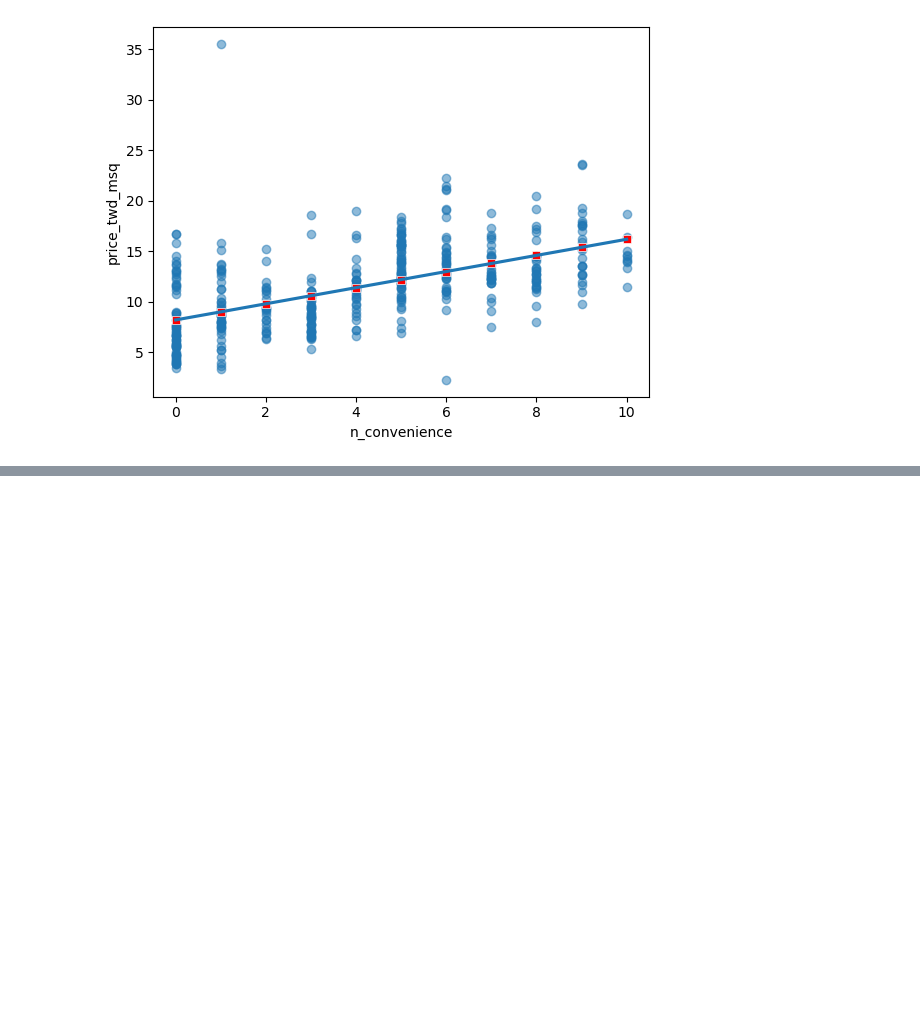
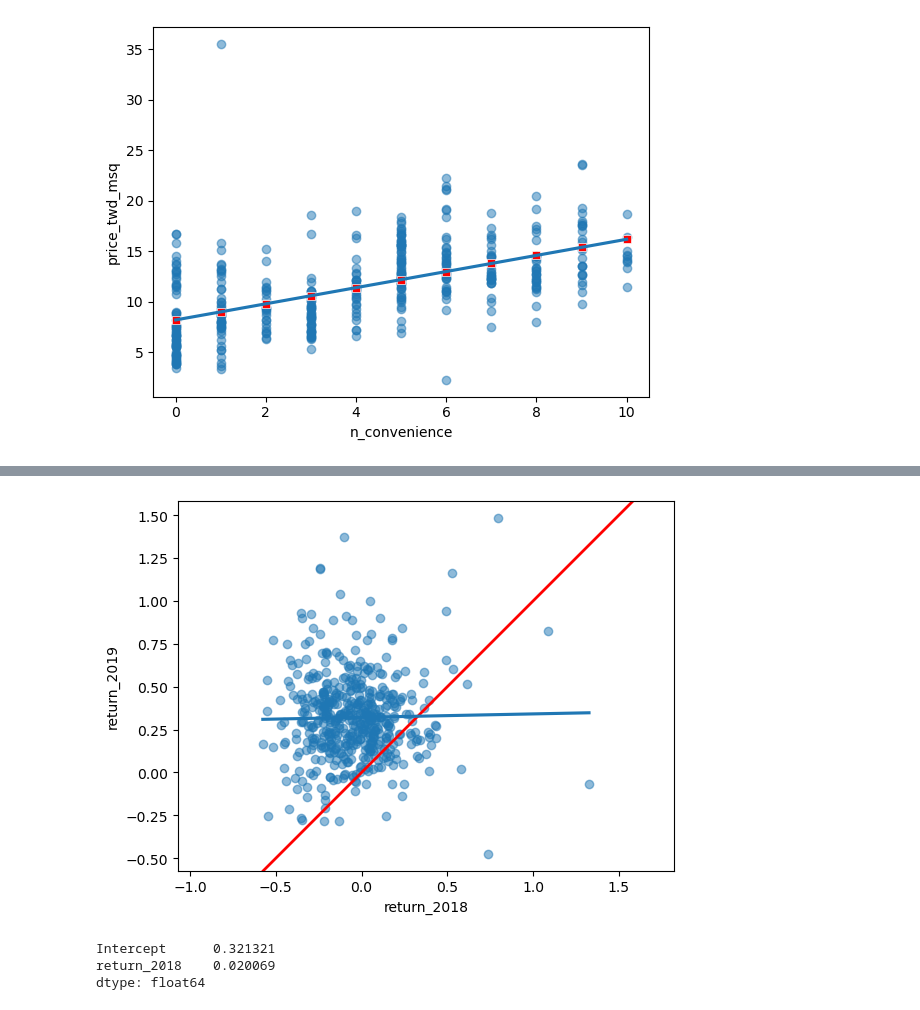
Before and after one commit to drksz/Learning-ML, a Jupyter notebook: RegressionIntro.ipynb, the cells around one changed output, grey strips where cells are left out. Drawn from its saved outputs; the diff is of its cells as text; code cells hidden in the pictures; blank space fills up the shorter version.

```diff
--- a/RegressionIntro.ipynb
+++ b/RegressionIntro.ipynb
@@ -233,0 +319,4 @@ plt.show()
+# %%
+sp500_yearly_returns = pd.read_csv('Data/sp500_yearly_returns.csv')
+
+sp500_yearly_returns.head()
@@ -233,0 +334,27 @@ plt.show()
+# %%
+fig = plt.figure()
+
+plt.axline(xy1=(1,1), slope=1, linewidth=2, color='red')
+sns.regplot(
+    x='return_2018',
+    y='return_2019',
+    data=sp500_yearly_returns,
+    ci=None,
+    scatter_kws={'alpha':0.5}
+)
+
+plt.axis('equal')
+
+plt.show()
+# %% [output]
+[figure, added]
+# %%
+# Further demonstration using a model
+
+mdl_returns = ols('return_2019 ~ return_2018', data=sp500_yearly_returns).fit()
+
+print(mdl_returns.params)
+# %% [output]
+Intercept      0.321321
+return_2018    0.020069
+dtype: float64
```
Also changed, not shown: parts of 10 cells of this notebook, 1 other file.
